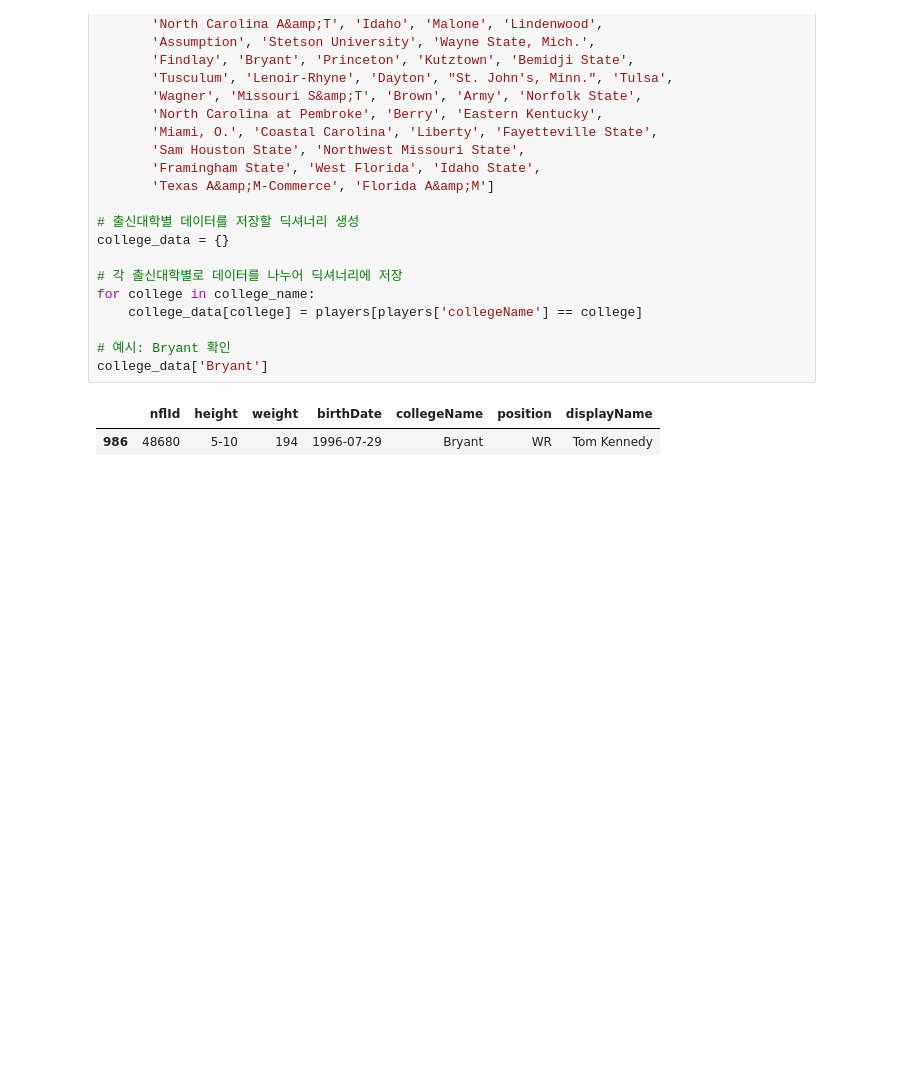
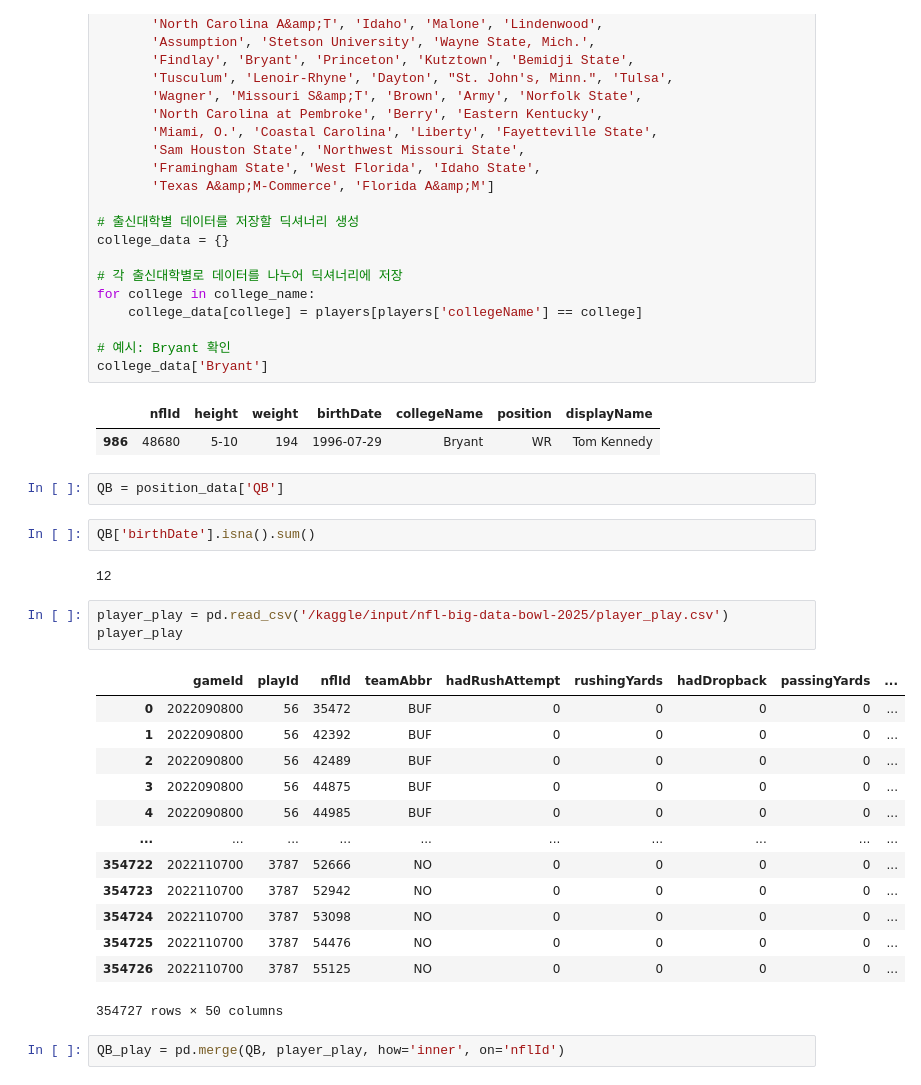
Before and after one commit to kogi31/kaggle, a Jupyter notebook: nfl-big-data-bowl-2025.ipynb, the cells around one changed output. Saved outputs shown, nothing was run; the diff lists cells and outputs as text; blank space fills up the shorter version.

```diff
--- a/nfl-big-data-bowl-2025.ipynb
+++ b/nfl-big-data-bowl-2025.ipynb
@@ -537,3 +537,28 @@ college_data['Bryant']
 # %% [output]
 |  | nflId | height | weight | birthDate | collegeName | position | displayName |
 | 986 | 48680 | 5-10 | 194 | 1996-07-29 | Bryant | WR | Tom Kennedy |
+# %%
+QB = position_data['QB']
+# %%
+QB['birthDate'].isna().sum()
+# %% [output]
+12
+# %%
+player_play = pd.read_csv('/kaggle/input/nfl-big-data-bowl-2025/player_play.csv')
+player_play
+# %% [output]
+|  | gameId | playId | nflId | teamAbbr | hadRushAttempt | rushingYards | hadDropback | passingYards | ... |
+| 0 | 2022090800 | 56 | 35472 | BUF | 0 | 0 | 0 | 0 | ... |
+| 1 | 2022090800 | 56 | 42392 | BUF | 0 | 0 | 0 | 0 | ... |
+| 2 | 2022090800 | 56 | 42489 | BUF | 0 | 0 | 0 | 0 | ... |
+| 3 | 2022090800 | 56 | 44875 | BUF | 0 | 0 | 0 | 0 | ... |
+| 4 | 2022090800 | 56 | 44985 | BUF | 0 | 0 | 0 | 0 | ... |
+| ... | ... | ... | ... | ... | ... | ... | ... | ... | ... |
+| 354722 | 2022110700 | 3787 | 52666 | NO | 0 | 0 | 0 | 0 | ... |
+| 354723 | 2022110700 | 3787 | 52942 | NO | 0 | 0 | 0 | 0 | ... |
+| 354724 | 2022110700 | 3787 | 53098 | NO | 0 | 0 | 0 | 0 | ... |
+| 354725 | 2022110700 | 3787 | 54476 | NO | 0 | 0 | 0 | 0 | ... |
+| 354726 | 2022110700 | 3787 | 55125 | NO | 0 | 0 | 0 | 0 | ... |
+354727 rows × 50 columns
+# %%
+QB_play = pd.merge(QB, player_play, how='inner', on='nflId')
```
Also changed, not shown: parts of 10 cells of this notebook.
